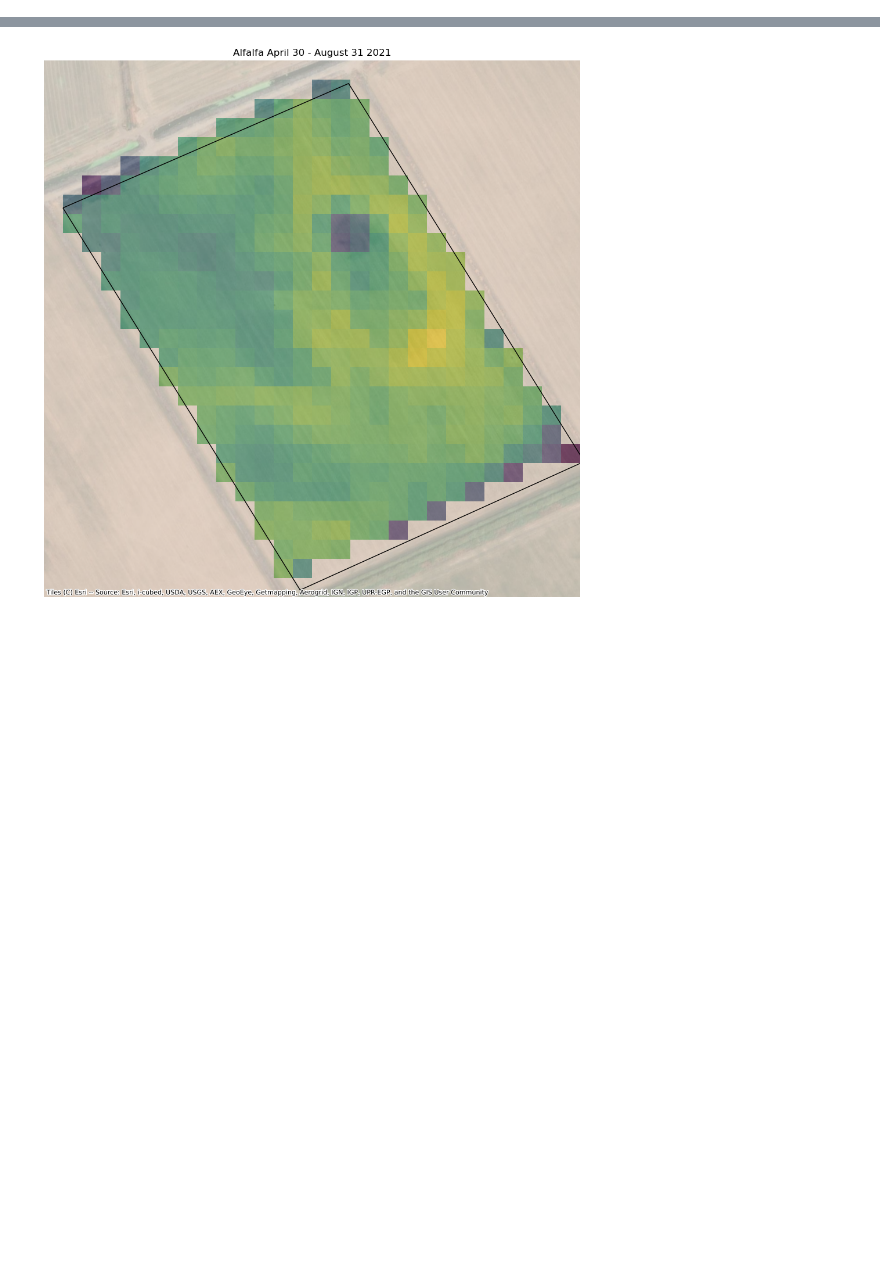
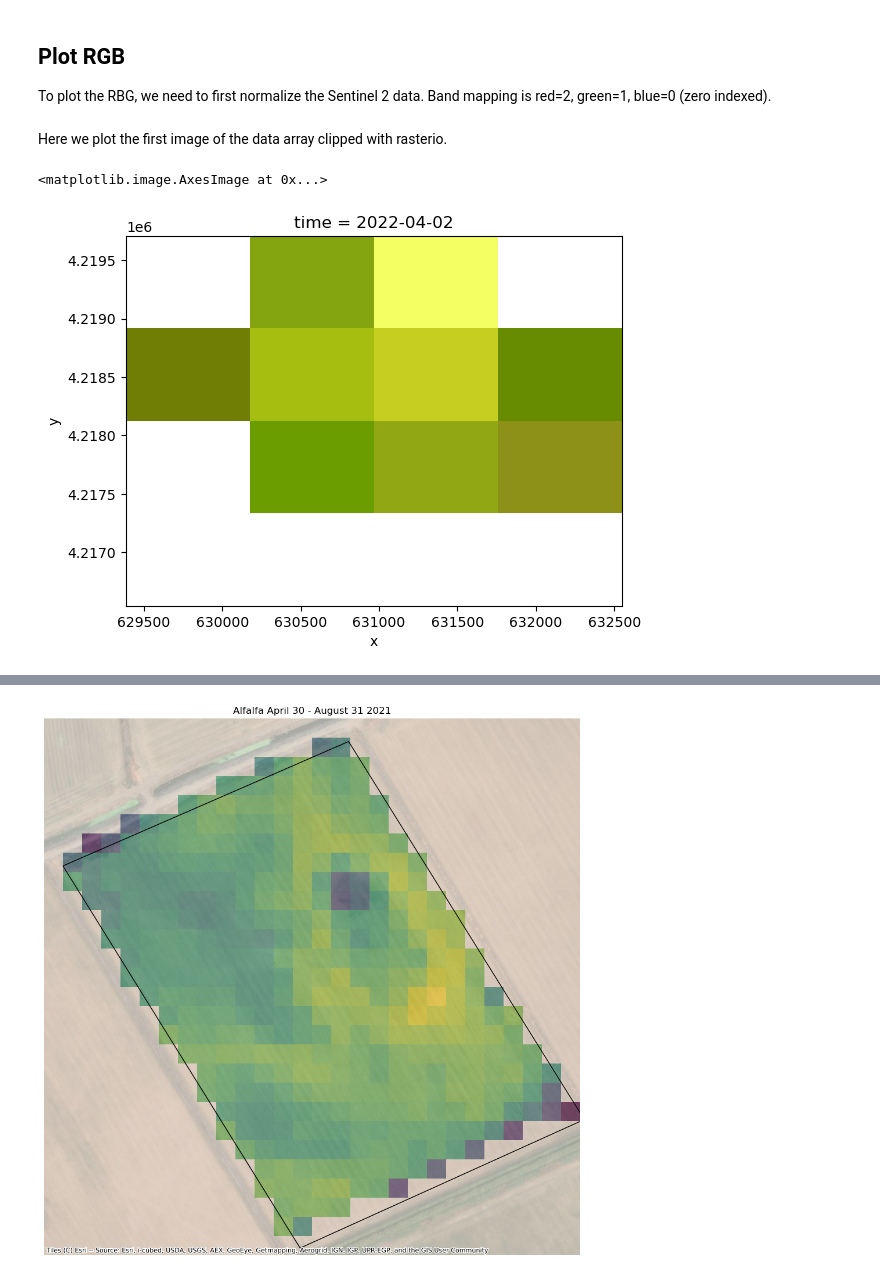
Before and after one commit to eanderson-ei/lst-crop-stress-capstone, a Jupyter notebook: exploratory/plotting-exploration.ipynb, the cells around one changed output, grey strips where cells are left out. Drawn from its saved outputs; the diff is of its cells as text; code cells hidden in the pictures; blank space fills up the shorter version.

```diff
--- a/exploratory/plotting-exploration.ipynb
+++ b/exploratory/plotting-exploration.ipynb
@@ -199,0 +141,18 @@ Coordinates:
+# %%
+if type(aoi) == Point:
+    search = catalog.search(
+        collections=collection,
+        intersects=geom,
+        datetime=[start_date, end_date],
+        max_items=1000
+    )
+elif type(aoi) == Polygon:
+    search = catalog.search(
+        collections=collection,
+        aoi=geom,
+        datetime=[start_date, end_date],
+        max_items=1000
+    )
+
+items = search.get_all_items()
+print(f'number of source {collection} items: {len(items)}')
@@ -199,0 +301,13 @@ Coordinates:
+# %%
+# Convert the timestamps to a NumPy datetime64 array
+timestamps = rio_clip['time'].values
+
+# Define the start and end dates
+filter_start_date = np.datetime64('2022-04-01')
+filter_end_date = np.datetime64('2022-08-31')
+
+# Create a boolean mask for timestamps within the specified range
+mask = (timestamps > filter_start_date) & (timestamps < filter_end_date)
+
+# Use boolean indexing to select the images within the specified range
+rio_clip_sel = rio_clip.sel(time=mask).sortby('time')
@@ -199,0 +327,14 @@ Coordinates:
+# %% [markdown]
+## Plot RGB
+To plot the RBG, we need to first normalize the Sentinel 2 data. Band mapping is red=2, green=1, blue=0 (zero indexed).
+# %%
+def normalize(arr):
+    return (arr - arr.min()) / (arr.max() - arr.min())
+# %% [markdown]
+Here we plot the first image of the data array clipped with rasterio.
+# %%
+rio_clip_sel_rgb = normalize(rio_clip_sel.isel(band=rbg_bands))
+rio_clip_sel_rgb[0].plot.imshow(robust=True, rgb='band')
+# %% [output]
+<matplotlib.image.AxesImage at 0x...>
+[figure, added]
```
Also changed, not shown: parts of 52 cells of this notebook, 7 other files.
